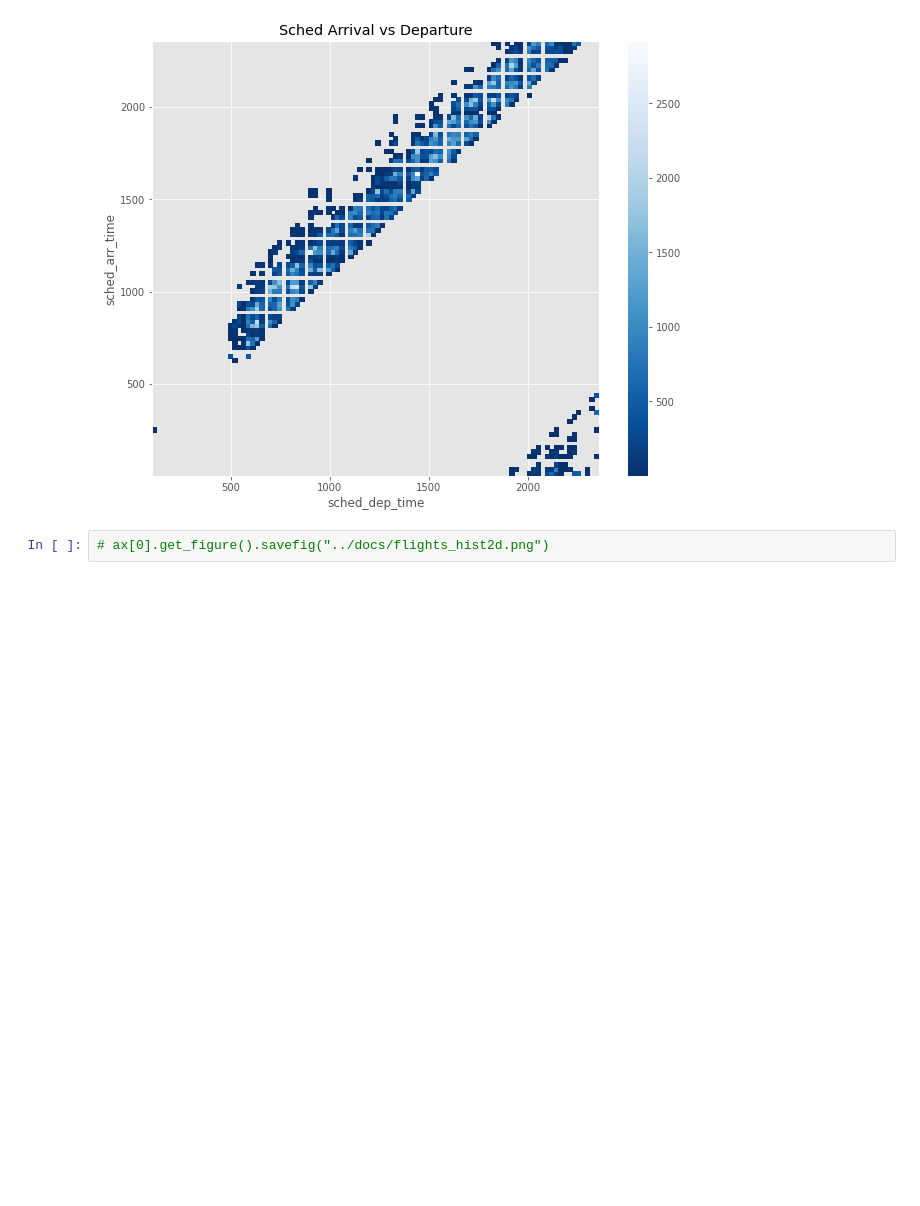
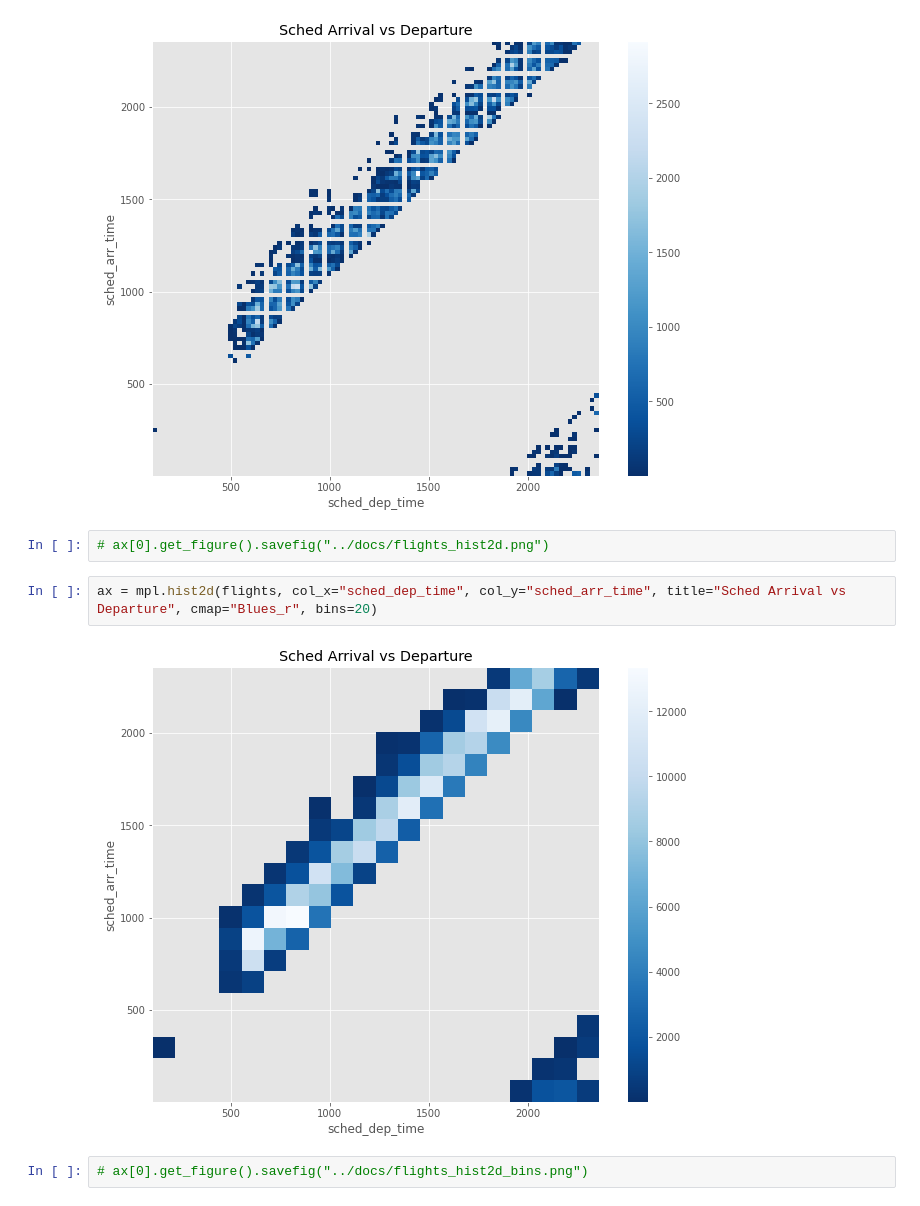
Before and after one commit to danielfrg/spark-plot, a Jupyter notebook: notebooks/nycflights.ipynb, the cells around one changed output. Saved outputs shown, nothing was run; the diff lists cells and outputs as text; blank space fills up the shorter version.

Commit message:
Add bar plots

```diff
--- a/notebooks/nycflights.ipynb
+++ b/notebooks/nycflights.ipynb
@@ -43,3 +43,9 @@ ax = mpl.hist2d(flights, col_x="sched_dep_time", col_y="sched_arr_time", title="
 [figure]
 # %%
 # ax[0].get_figure().savefig("../docs/flights_hist2d.png")
+# %%
+ax = mpl.hist2d(flights, col_x="sched_dep_time", col_y="sched_arr_time", title="Sched Arrival vs Departure", cmap="Blues_r", bins=20)
+# %% [output]
+[figure, added]
+# %%
+# ax[0].get_figure().savefig("../docs/flights_hist2d_bins.png")
```
Also changed, not shown: parts of 10 cells of this notebook, 8 other files.
